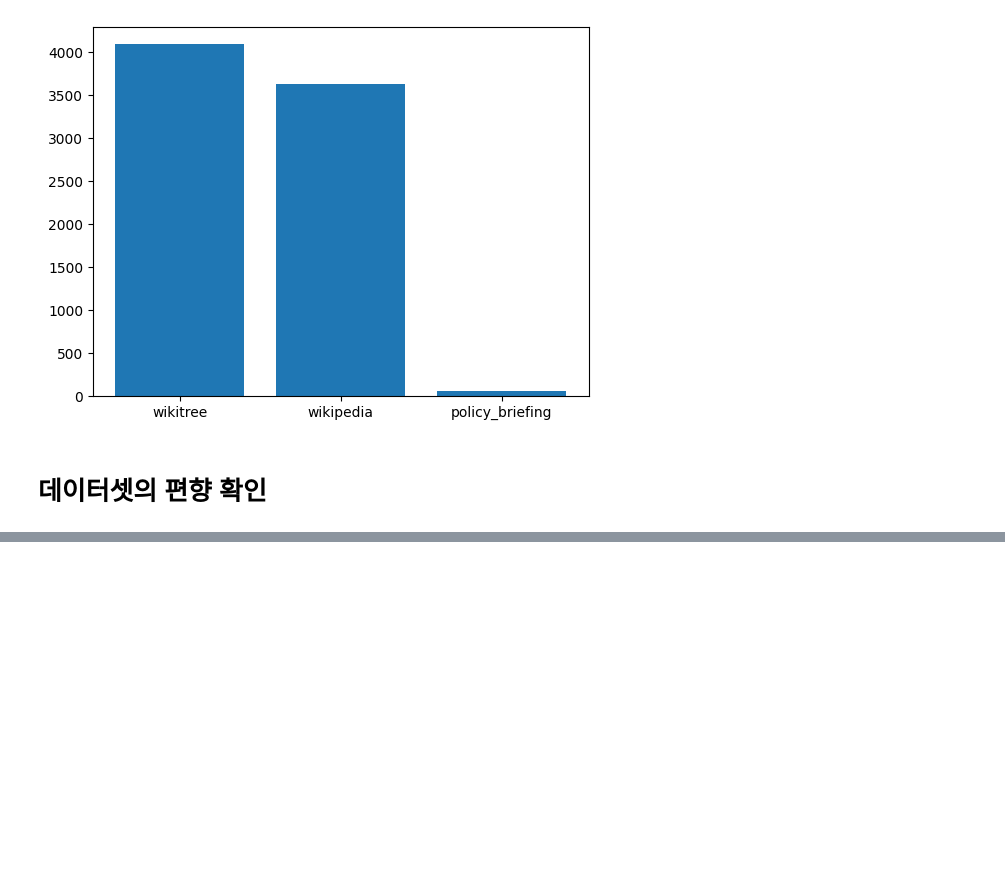
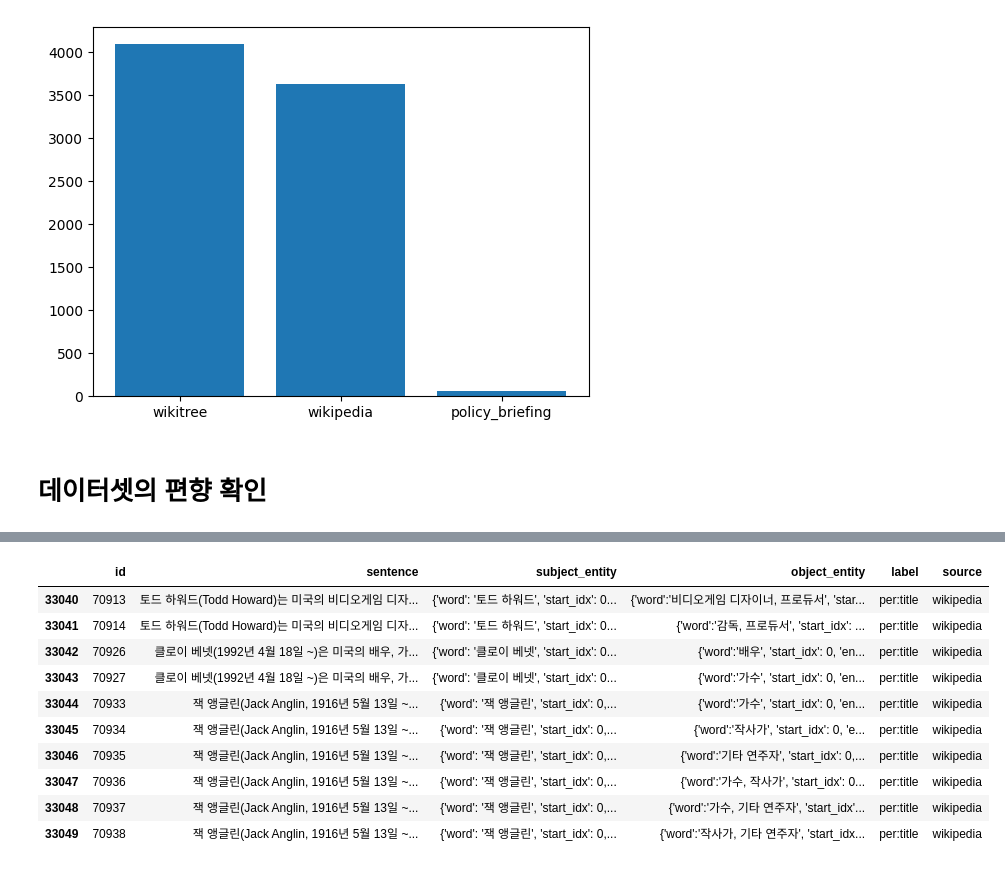
Before and after one commit to boostcampaitech4lv23nlp2/level2_klue_nlp-level1-nlp-12, a Jupyter notebook: EDA.ipynb, the cells around one changed output, grey strips where cells are left out. Drawn from its saved outputs; the diff is of its cells as text; code cells hidden in the pictures; blank space fills up the shorter version.

```diff
--- a/EDA.ipynb
+++ b/EDA.ipynb
@@ -298,0 +553,14 @@ per:religion의 subject_entity 최대 빈도 수 단어들은 ["'문선명'", "'
+# %%
+multi_label_aug_com.tail(10)
+# %% [output]
+|  | id | sentence | subject_entity | object_entity | label | source |
+| 33040 | 70913 | 토드 하워드(Todd Howard)는 미국의 비디오게임 디자... | {'word': '토드 하워드', 'start_idx': 0... | {'word':'비디오게임 디자이너, 프로듀서', 'star... | per:title | wikipedia |
+| 33041 | 70914 | 토드 하워드(Todd Howard)는 미국의 비디오게임 디자... | {'word': '토드 하워드', 'start_idx': 0... | {'word':'감독, 프로듀서', 'start_idx': ... | per:title | wikipedia |
+| 33042 | 70926 | 클로이 베넷(1992년 4월 18일 ~)은 미국의 배우, 가... | {'word': '클로이 베넷', 'start_idx': 0... | {'word':'배우', 'start_idx': 0, 'en... | per:title | wikipedia |
+| 33043 | 70927 | 클로이 베넷(1992년 4월 18일 ~)은 미국의 배우, 가... | {'word': '클로이 베넷', 'start_idx': 0... | {'word':'가수', 'start_idx': 0, 'en... | per:title | wikipedia |
+| 33044 | 70933 | 잭 앵글린(Jack Anglin, 1916년 5월 13일 ~... | {'word': '잭 앵글린', 'start_idx': 0,... | {'word':'가수', 'start_idx': 0, 'en... | per:title | wikipedia |
+| 33045 | 70934 | 잭 앵글린(Jack Anglin, 1916년 5월 13일 ~... | {'word': '잭 앵글린', 'start_idx': 0,... | {'word':'작사가', 'start_idx': 0, 'e... | per:title | wikipedia |
+| 33046 | 70935 | 잭 앵글린(Jack Anglin, 1916년 5월 13일 ~... | {'word': '잭 앵글린', 'start_idx': 0,... | {'word':'기타 연주자', 'start_idx': 0,... | per:title | wikipedia |
+| 33047 | 70936 | 잭 앵글린(Jack Anglin, 1916년 5월 13일 ~... | {'word': '잭 앵글린', 'start_idx': 0,... | {'word':'가수, 작사가', 'start_idx': 0... | per:title | wikipedia |
+| 33048 | 70937 | 잭 앵글린(Jack Anglin, 1916년 5월 13일 ~... | {'word': '잭 앵글린', 'start_idx': 0,... | {'word':'가수, 기타 연주자', 'start_idx'... | per:title | wikipedia |
+| 33049 | 70938 | 잭 앵글린(Jack Anglin, 1916년 5월 13일 ~... | {'word': '잭 앵글린', 'start_idx': 0,... | {'word':'작사가, 기타 연주자', 'start_idx... | per:title | wikipedia |
```
Also changed, not shown: parts of 29 cells of this notebook, 7 other files.
